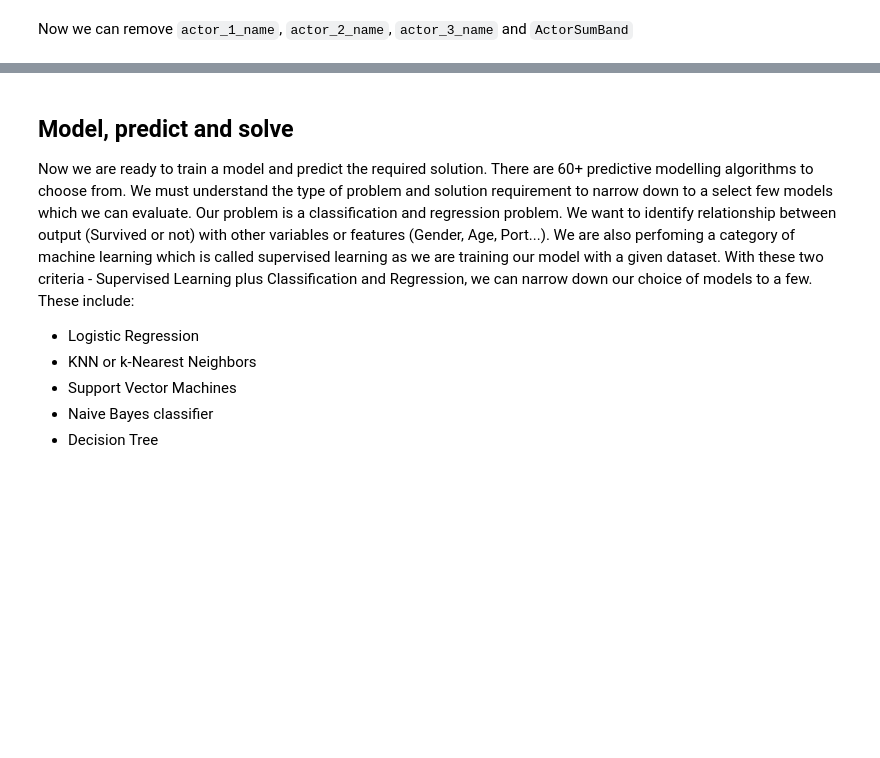
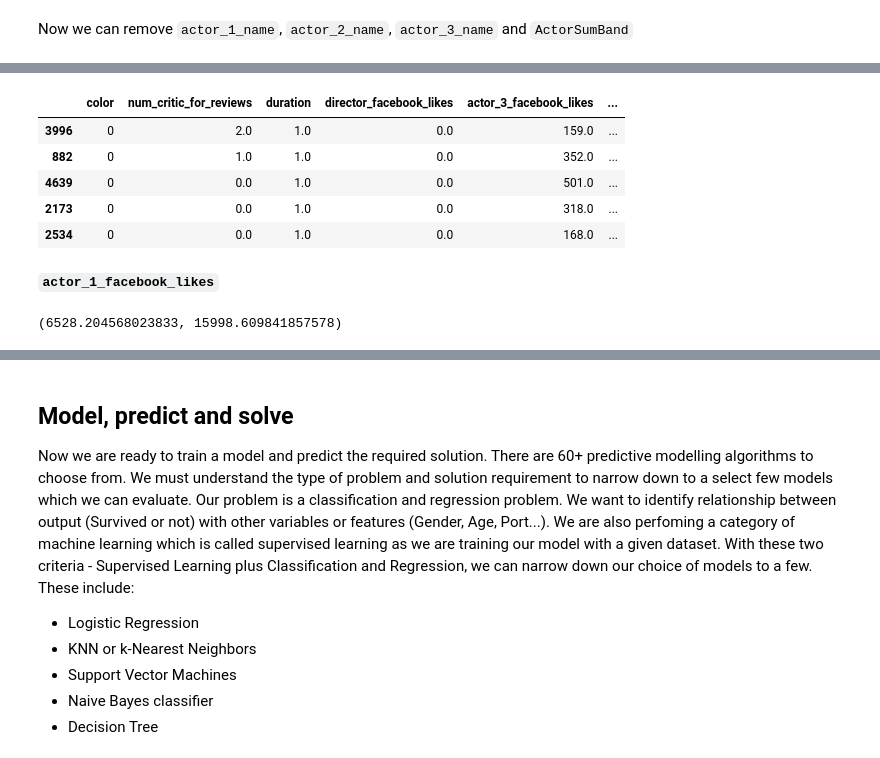
Before and after one commit to jmhummel/IMDb-predictive-analytics, a Jupyter notebook: src/notebook.ipynb, the cells around one changed output, grey strips where cells are left out. Cells and saved outputs as stored; diff of their text form; code cells hidden in the pictures; blank space fills up the shorter version.

```diff
--- a/src/notebook.ipynb
+++ b/src/notebook.ipynb
@@ -892,0 +897,4 @@ test_df.head(10)
+# %%
+train_df['director_facebook_likes'] = train_df['director_facebook_likes'].map(lambda v: truncnorm.rvs(-1, 1, loc=mean, scale=std) if pd.isnull(v) else v)
+test_df['director_facebook_likes'] = train_df['director_facebook_likes'].map(lambda v: truncnorm.rvs(-1, 1, loc=mean, scale=std) if pd.isnull(v) else v)
+combine = [train_df, test_df]
@@ -892,0 +911,23 @@ test_df.head(10)
+# %%
+for dataset in combine:
+    dataset.loc[ dataset['director_facebook_likes'] <= 2774.515, 'director_facebook_likes'] = 0
+    dataset.loc[(dataset['director_facebook_likes'] > 2774.515) & (dataset['director_facebook_likes'] <= 7580.886), 'director_facebook_likes'] = 1
+    dataset.loc[(dataset['director_facebook_likes'] > 7580.886) & (dataset['director_facebook_likes'] <= 12387.257), 'director_facebook_likes'] = 2
+    dataset.loc[(dataset['director_facebook_likes'] > 12387.257) & (dataset['director_facebook_likes'] <= 17193.629), 'director_facebook_likes'] = 3
+    dataset.loc[ dataset['director_facebook_likes'] > 17193.629, 'director_facebook_likes'] = 5
+train_df.head()
+# %% [output]
+|  | color | num_critic_for_reviews | duration | director_facebook_likes | actor_3_facebook_likes | ... |
+| 3996 | 0 | 2.0 | 1.0 | 0.0 | 159.0 | ... |
+| 882 | 0 | 1.0 | 1.0 | 0.0 | 352.0 | ... |
+| 4639 | 0 | 0.0 | 1.0 | 0.0 | 501.0 | ... |
+| 2173 | 0 | 0.0 | 1.0 | 0.0 | 318.0 | ... |
+| 2534 | 0 | 0.0 | 1.0 | 0.0 | 168.0 | ... |
+# %% [markdown]
+**`actor_1_facebook_likes`**
+# %%
+mean = train_df['actor_1_facebook_likes'].mean()
+std = train_df['actor_1_facebook_likes'].std()
+mean, std
+# %% [output]
+(6528.204568023833, 15998.609841857578)
```
Also changed, not shown: parts of 152 cells of this notebook.
